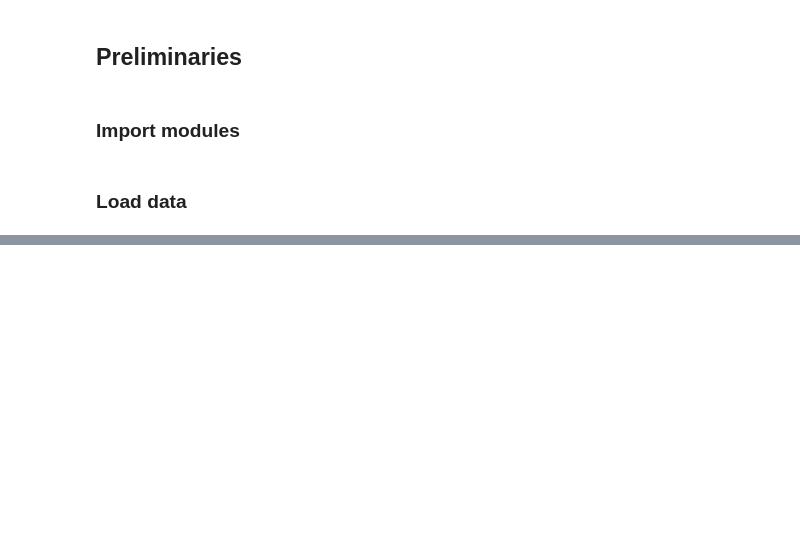
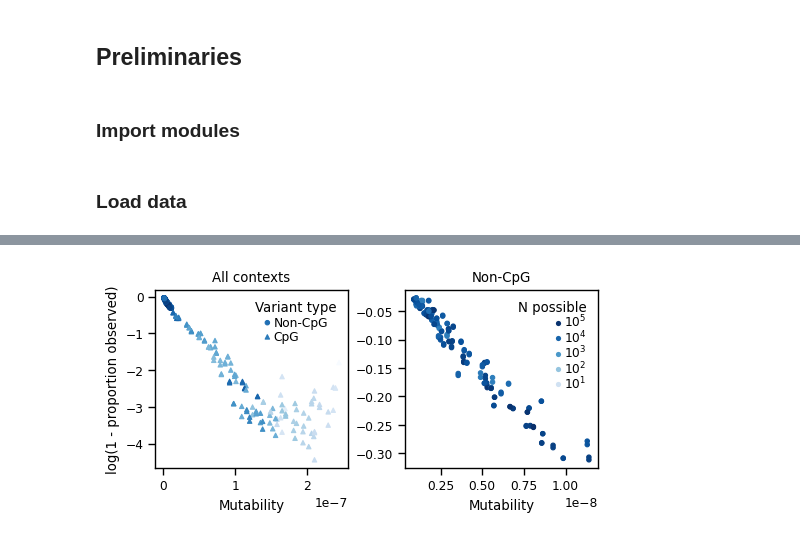
Before and after one commit to alexblakes/regional_nonsense_constraint, a Jupyter notebook: scripts_statistics/expectation_model_choices.ipynb, the cells around one changed output, grey strips where cells are left out. Saved outputs shown, nothing was run; the diff lists cells and outputs as text; code cells hidden in the pictures; blank space fills up the shorter version.

```diff
--- a/scripts_statistics/expectation_model_choices.ipynb
+++ b/scripts_statistics/expectation_model_choices.ipynb
@@ -520,0 +131,95 @@ Text(0.5, 0.98, 'Variants per transcript (log model)')
+# %%
+def plot_n_pos():
+    # Create figure
+    fig, axs = plt.subplots(1, 2, figsize=(5, 2.5), sharey=False, layout="constrained")
+
+    # Create colour map
+    col_norm = colors.LogNorm(vmin=cpg["pos"].min(), vmax=ncg["pos"].max())
+
+    # Create colour map legend
+    cmap = plt.cm.Blues
+    legend_elements = [
+        Line2D(
+            [0], [0], marker="o", color="w", markerfacecolor=cmap(0.2), label="$10^1$"
+        ),
+        Line2D(
+            [0], [0], marker="o", color="w", markerfacecolor=cmap(0.4), label="$10^2$"
+        ),
+        Line2D(
+            [0], [0], marker="o", color="w", markerfacecolor=cmap(0.6), label="$10^3$"
+        ),
+        Line2D(
+            [0], [0], marker="o", color="w", markerfacecolor=cmap(0.8), label="$10^4$"
+        ),
+        Line2D(
+            [0], [0], marker="o", color="w", markerfacecolor=cmap(0.99), label="$10^5$"
+        ),
+    ]
+
+    # Plot CpG sites
+    axs[0].scatter(
+        x=ncg["mu"],
+        y=np.log(1 - ncg["obs"]),
+        alpha=1,
+        marker="o",
+        s=10,
+        label="Non-CpG",
+        c=ncg["pos"],
+        norm=col_norm,
+        cmap="Blues",
+    )
+    axs[0].scatter(
+        x=cpg["mu"],
+        y=np.log(1 - cpg["obs"]),
+        alpha=1,
+        marker="^",
+        s=10,
+        label="CpG",
+        c=cpg["pos"],
+        norm=col_norm,
+        cmap="Blues",
+    )
+    axs[0].set_title("All contexts")
+    axs[0].set_ylabel("log(1 - proportion observed)")
+    axs[0].legend(
+        title="Variant type",
+        frameon=False,
+        labelcolor="linecolor",
+        handletextpad=-0.5,
+        labelspacing=0.1,
+        alignment="left",
+    )
+
+    # Plot non-CpG sites
+    axs[1].scatter(
+        x=ncg["mu"],
+        y=np.log(1 - ncg["obs"]),
+        alpha=1,
+        marker="o",
+        s=10,
+        c=ncg["pos"],
+        norm=col_norm,
+        cmap="Blues",
+    )
+    axs[1].set_title("Non-CpG")
+
+    # Colormap legend
+    axs[1].legend(
+        title="N possible",
+        handles=legend_elements[::-1],
+        frameon=False,
+        alignment="right",
+        labelspacing=-0.1,
+        handletextpad=-0.5,
+        # title_fontsize=20,
+        # fontsize=16,
+        loc="upper right",
+    )
+
+    for ax in axs:
+        ax.set_xlabel("Mutability")
+
+
+plot_n_pos()
+# %% [output]
+[figure, added]
```
Also changed, not shown: parts of 91 cells of this notebook.
